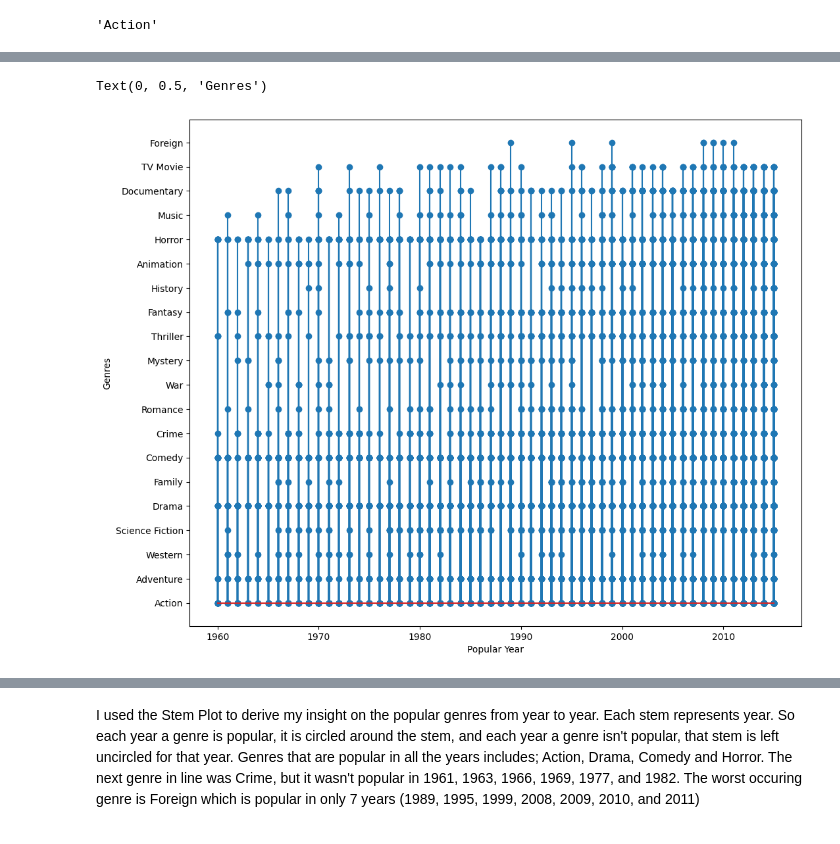
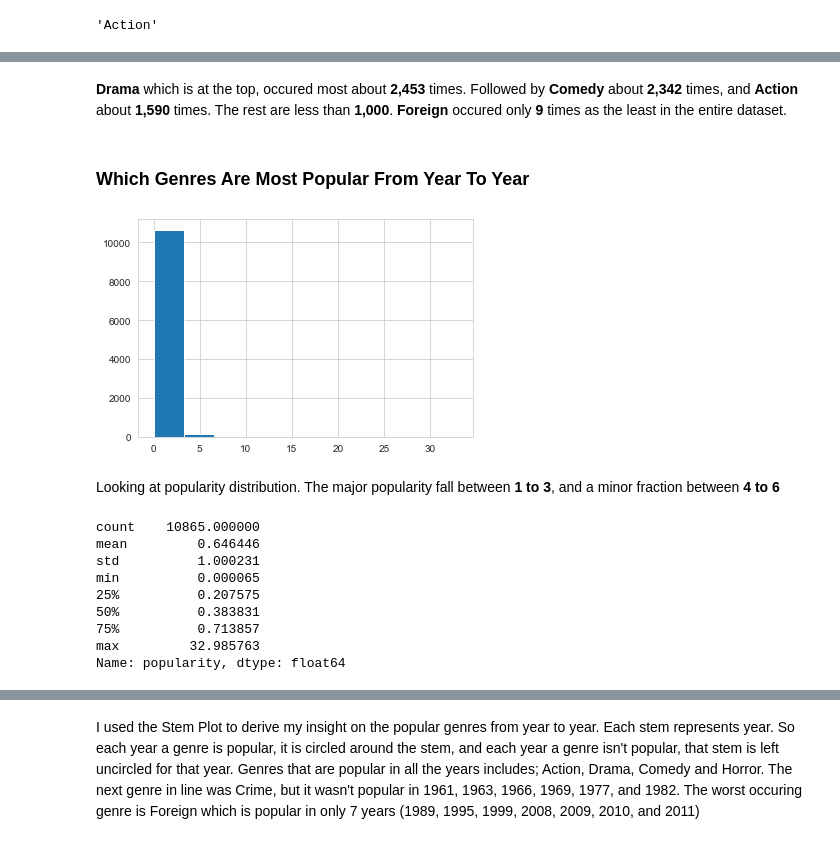
Before and after one commit to Placidus-Ali/intermediate_projects, a Jupyter notebook: week4/project1.ipynb, the cells around one changed output, grey strips where cells are left out. Drawn from its saved outputs; the diff is of its cells as text; code cells hidden in the pictures.

```diff
--- a/week4/project1.ipynb
+++ b/week4/project1.ipynb
@@ -141,10 +216,23 @@ Q1: Which genres are most popular from year to year
-# %%
-fig = plt.figure(figsize =(12, 10))
-x = movies['release_year']
-y = movies['genres']
-plt.stem(x, y)
-plt.xlabel('Popular Year')
-plt.ylabel('Genres')
-# %% [output]
-Text(0, 0.5, 'Genres')
-[figure, removed]
+# %% [markdown]
+**Drama** which is at the top, occured most about **2,453** times. Followed by **Comedy** about **2,342** times, and **Action** about **1,590** times. The rest are less than **1,000**. **Foreign** occured only **9** times as the least in the entire dataset.
+# %% [markdown]
+### **Which Genres Are Most Popular From Year To Year**
+# %%
+# Ploting a hist map to get more insight on the popularity of the dataset
+movies.popularity.hist();
+# %% [output]
+[figure, added]
+# %% [markdown]
+Looking at popularity distribution. The major popularity fall between **1 to 3**, and a minor fraction between **4 to 6**
+# %%
+movies['popularity'].describe()
+# %% [output]
+count    10865.000000
+mean         0.646446
+std          1.000231
+min          0.000065
+25%          0.207575
+50%          0.383831
+75%          0.713857
+max         32.985763
+Name: popularity, dtype: float64
```
Also changed, not shown: parts of 35 cells of this notebook, 3 other files.
